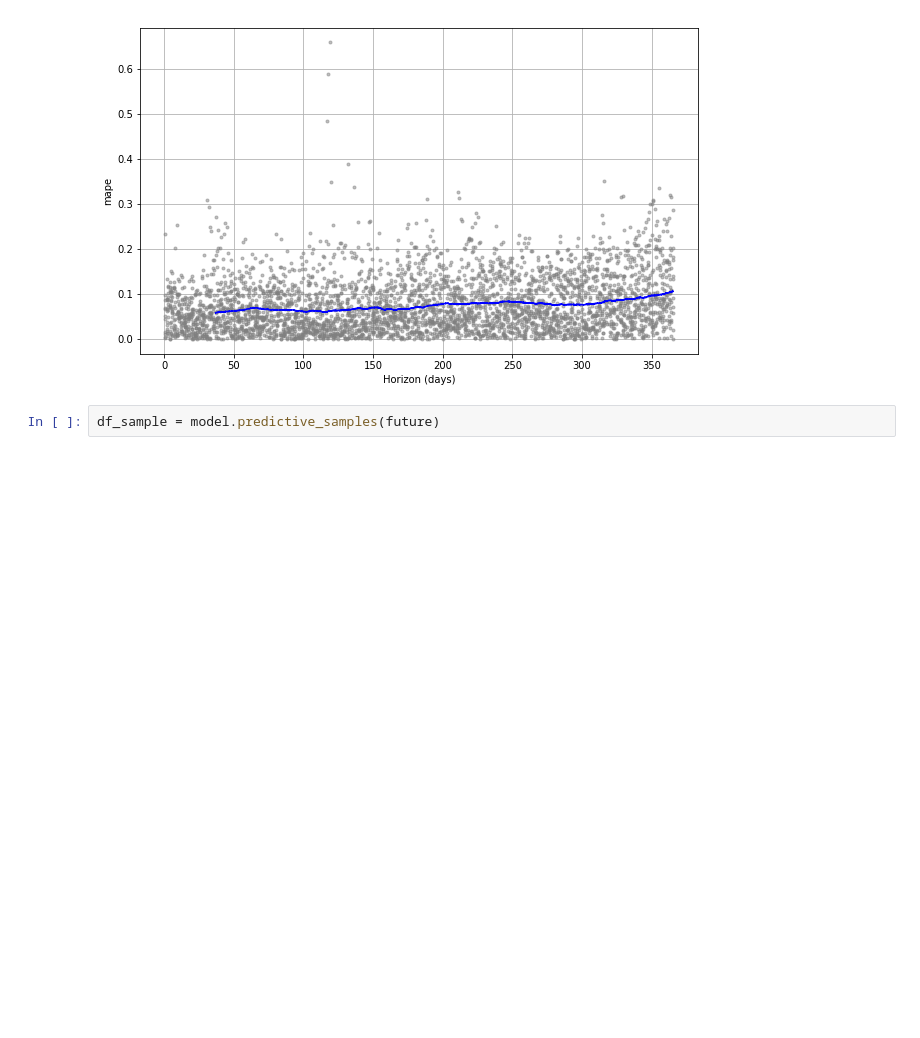
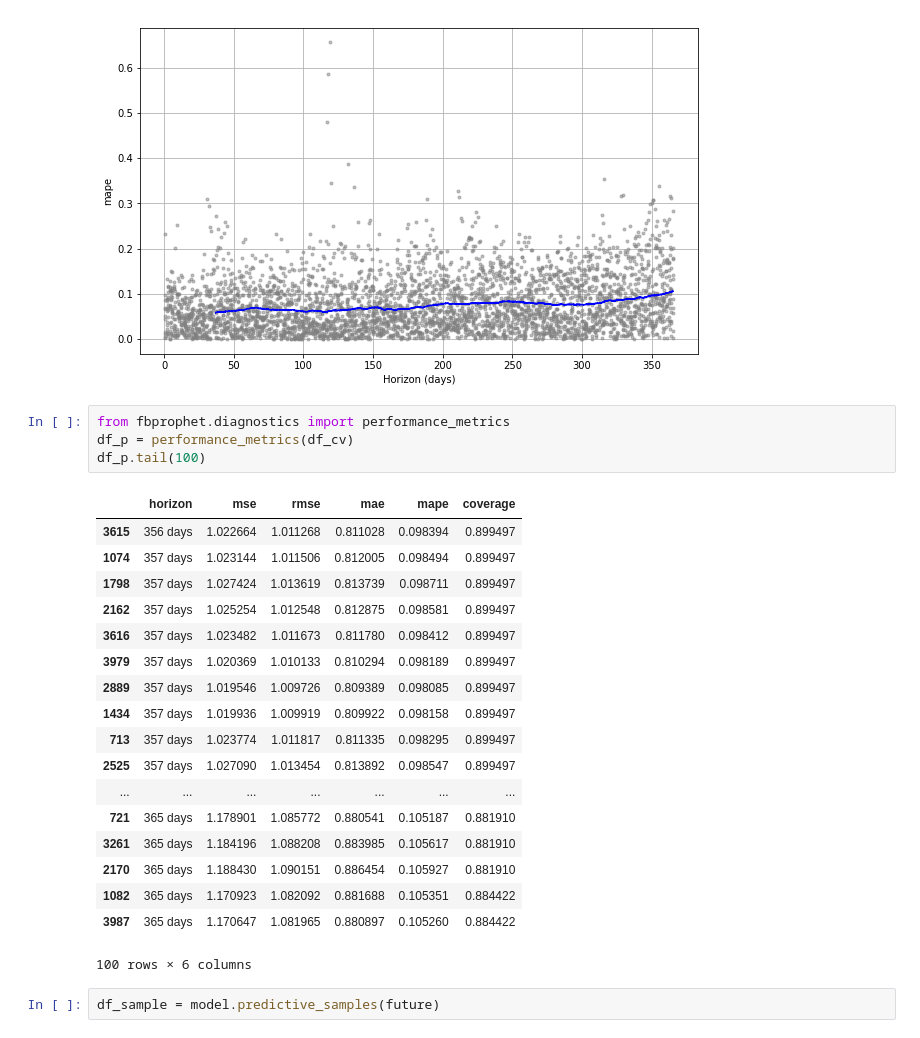
Before and after one commit to Heronalps/Seneca, a Jupyter notebook: Prophet.ipynb, the cells around one changed output. Cells and saved outputs as stored; diff of their text form; blank space fills up the shorter version.

```diff
--- a/Prophet.ipynb
+++ b/Prophet.ipynb
@@ -104,6 +102,29 @@ from fbprophet.plot import plot_cross_validation_metric
 fig = plot_cross_validation_metric(df_cv, metric='mape')
 # %% [output]
 [figure]
+# %%
+from fbprophet.diagnostics import performance_metrics
+df_p = performance_metrics(df_cv)
+df_p.tail(100)
+# %% [output]
+|  | horizon | mse | rmse | mae | mape | coverage |
+| 3615 | 356 days | 1.022664 | 1.011268 | 0.811028 | 0.098394 | 0.899497 |
+| 1074 | 357 days | 1.023144 | 1.011506 | 0.812005 | 0.098494 | 0.899497 |
+| 1798 | 357 days | 1.027424 | 1.013619 | 0.813739 | 0.098711 | 0.899497 |
+| 2162 | 357 days | 1.025254 | 1.012548 | 0.812875 | 0.098581 | 0.899497 |
+| 3616 | 357 days | 1.023482 | 1.011673 | 0.811780 | 0.098412 | 0.899497 |
+| 3979 | 357 days | 1.020369 | 1.010133 | 0.810294 | 0.098189 | 0.899497 |
+| 2889 | 357 days | 1.019546 | 1.009726 | 0.809389 | 0.098085 | 0.899497 |
+| 1434 | 357 days | 1.019936 | 1.009919 | 0.809922 | 0.098158 | 0.899497 |
+| 713 | 357 days | 1.023774 | 1.011817 | 0.811335 | 0.098295 | 0.899497 |
+| 2525 | 357 days | 1.027090 | 1.013454 | 0.813892 | 0.098547 | 0.899497 |
+| ... | ... | ... | ... | ... | ... | ... |
+| 721 | 365 days | 1.178901 | 1.085772 | 0.880541 | 0.105187 | 0.881910 |
+| 3261 | 365 days | 1.184196 | 1.088208 | 0.883985 | 0.105617 | 0.881910 |
+| 2170 | 365 days | 1.188430 | 1.090151 | 0.886454 | 0.105927 | 0.881910 |
+| 1082 | 365 days | 1.170923 | 1.082092 | 0.881688 | 0.105351 | 0.884422 |
+| 3987 | 365 days | 1.170647 | 1.081965 | 0.880897 | 0.105260 | 0.884422 |
+100 rows × 6 columns
 # %%
 df_sample = model.predictive_samples(future)
 # %%
```
Also changed, not shown: parts of 14 cells of this notebook, 3 other files.
